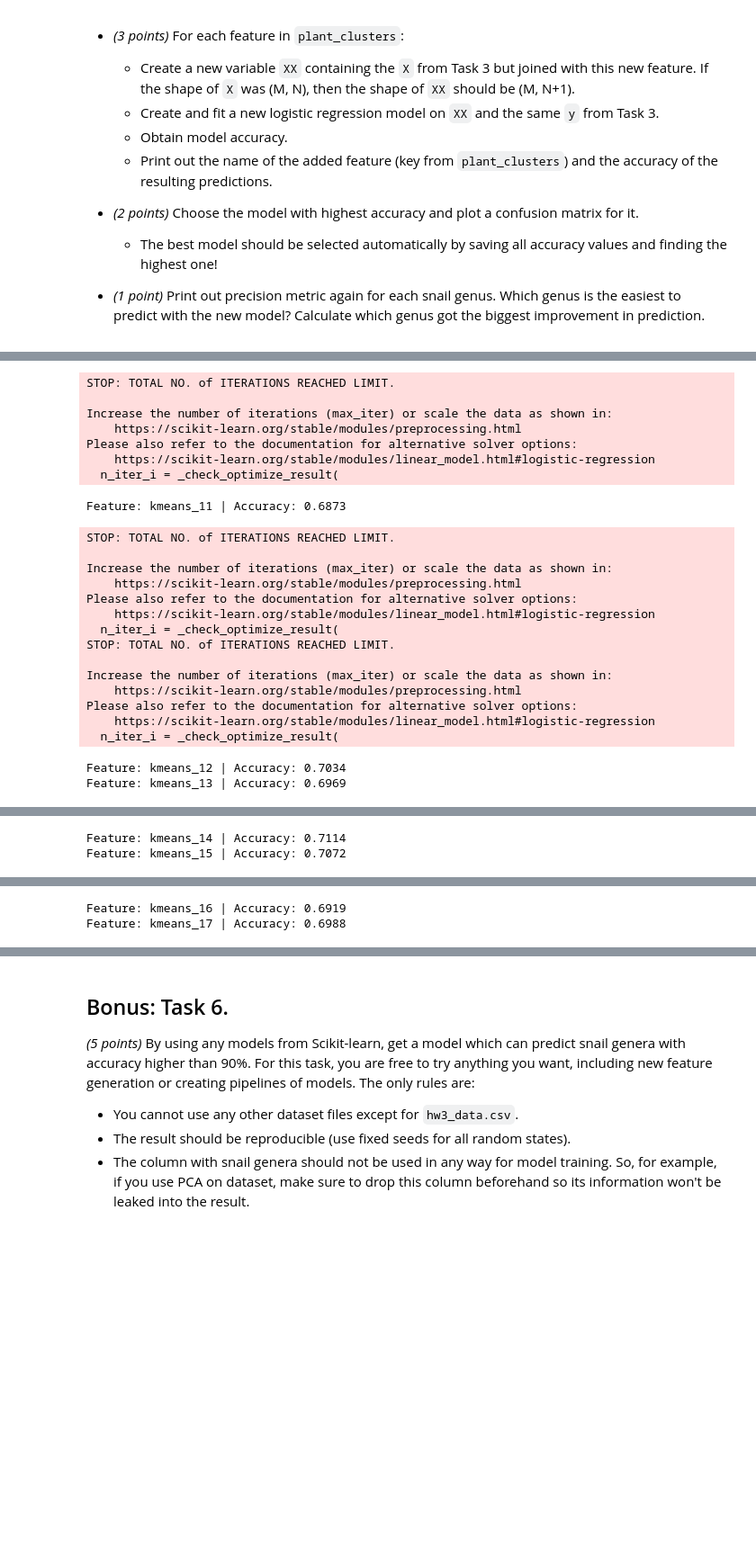
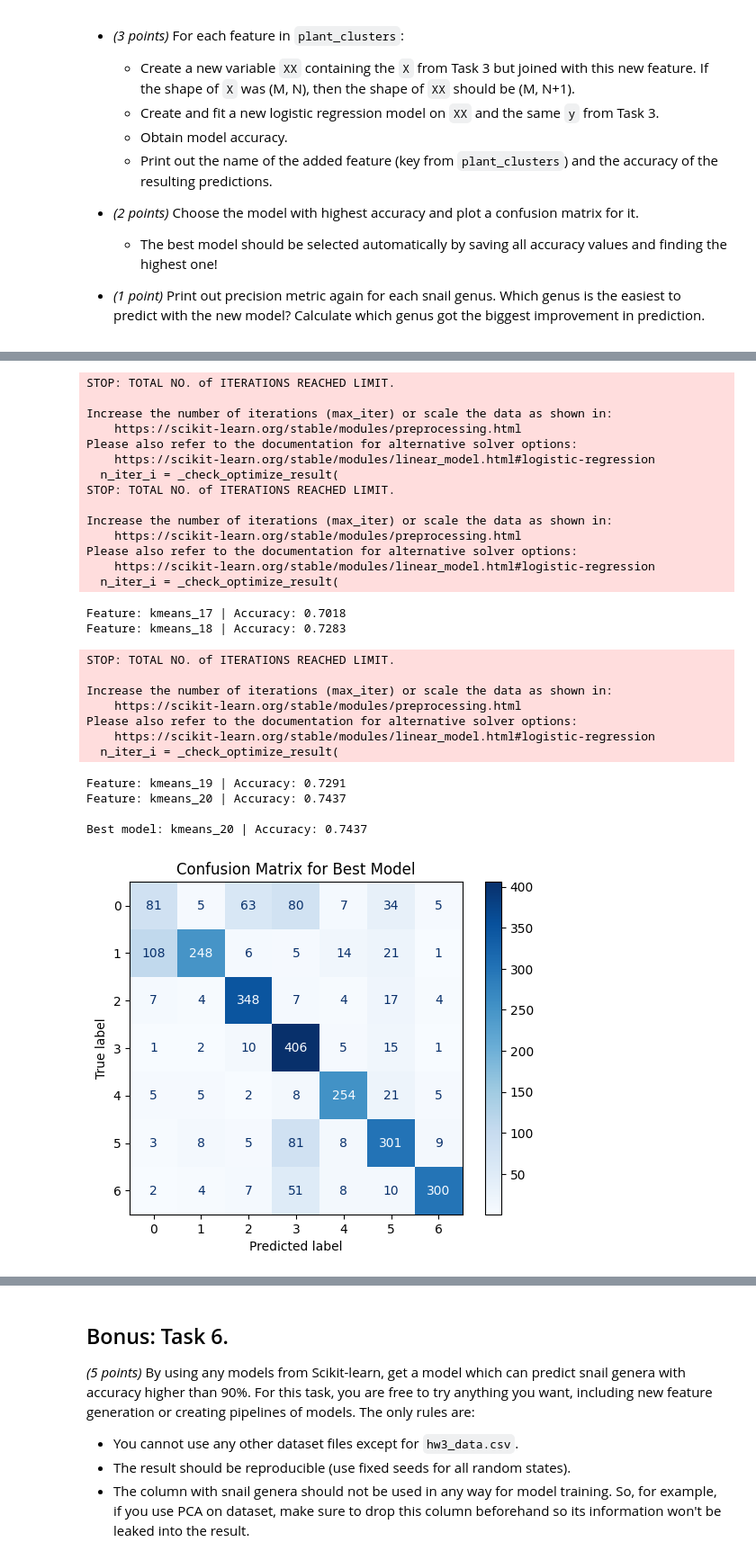
Before and after one commit to DonataBag/Pratybos-naujas, a Jupyter notebook: Pratybos naujas/HW3_Donata_Bagdonaviciute_Biofizika.ipynb, the cells around one changed output, grey strips where cells are left out. Shown at 90% size. Saved outputs shown, nothing was run; the diff lists cells and outputs as text; code cells hidden in the pictures; blank space fills up the shorter version.

```diff
--- a/Pratybos naujas/HW3.ipynb
+++ b/Pratybos naujas/HW3_Donata_Bagdonaviciute_Biofizika.ipynb
@@ -526,38 +486,37 @@ For each plant clustering result from Task 4, check if it improves the accuracy
 
 - *(1 point)* Print out precision metric again for each snail genus. Which genus is the easiest to predict with the new model? Calculate which genus got the biggest improvement in prediction.
 # %%
-# Define the column name to predict
-to_predict = 'snail_genus'
+# Assuming `X` is my standardized feature matrix
+X_df = pd.DataFrame(X, columns=["leaf_surface_waxy", "leaf_surface_smooth", "leaf_length_mm", "leaf_width_mm"])
 
-# Step 1: Create a dictionary to store accuracy values for each model
+#Iterate over plant_clusters and evaluate models
 accuracy_results = {}
 
-# Step 2: Iterate over each plant clustering result and evaluate the logistic regression model
 for key, clusters in plant_clusters.items():
-    # Add the cluster labels as a new feature to the feature matrix X
-    XX = X.copy()
-    XX['plant_cluster'] = clusters  # Add the clustering labels as a new column
+    # Add clusters as a new feature
+    XX = X_df.copy()
+    XX['plant_cluster'] = clusters
 
-    # Step 3: Train logistic regression model with XX
-    model = LogisticRegression(random_state=42, max_iter=200)  # Ensure same random state for reproducibility
+    # Train logistic regression model
+    model = LogisticRegression(random_state=42, max_iter=200)
     model.fit(XX, y)
 
-    # Step 4: Calculate and store accuracy for the model
+    # Predict and calculate accuracy
     y_pred = model.predict(XX)
     accuracy = accuracy_score(y, y_pred)
     accuracy_results[key] = accuracy
 
-    # Step 5: Print out the feature added and its model accuracy
     print(f"Feature: {key} | Accuracy: {accuracy:.4f}")
 
-# Step 6: Identify the best model (highest accuracy)
+# Identify the best model
 best_model_key = max(accuracy_results, key=accuracy_results.get)
 best_accuracy = accuracy_results[best_model_key]
 print(f"\nBest model: {best_model_key} | Accuracy: {best_accuracy:.4f}")
 
-# Step 7: Plot confusion matrix for the best model
-XX_best = X.copy()
-XX_best['plant_cluster'] = plant_clusters[best_model_key]  # Add the best clustering result as feature
+# Plot confusion matrix for the best model
+XX_best = X_df.copy()
+XX_best['plant_cluster'] = plant_clusters[best_model_key]
+
 best_model = LogisticRegression(random_state=42, max_iter=200)
 best_model.fit(XX_best, y)
 y_pred_best = best_model.predict(XX_best)
@@ -569,32 +528,27 @@ disp_best.plot(cmap='Blues', values_format='d')
 plt.title("Confusion Matrix for Best Model")
 plt.show()
 
-# Step 8: Calculate precision for each snail genus for the best model
+# Calculate precision for each snail genus
 precision_best = precision_score(y, y_pred_best, average=None)
 precision_best_df = pd.DataFrame(precision_best, index=best_model.classes_, columns=["Precision"])
 print("\nPrecision for each snail genus with the best model:")
 print(precision_best_df)
 
-# Step 9: Identify the easiest genus to predict (highest precision)
+# Identify the easiest genus to predict
 easiest_genus = precision_best_df.idxmax()[0]
 print(f"\nThe easiest snail genus to predict with the best model is: {easiest_genus}")
 
-# Step 10: Calculate improvement in precision for each genus compared to previous model (Task 3)
+# Calculate improvement in precision
+previous_precision = np.array([0.70, 0.67, 0.72, 0.69, 0.84, 0.70, 0.89])  # Ensure this matches the number of classes
 
-# Ensure previous_precision has the same length as precision_best
-# Update previous_precision to have 7 values (example values, update based on your data)
-previous_precision = np.array([0.85, 0.90, 0.92, 0.88, 0.87, 0.89, 0.91])  # Example values
+assert len(previous_precision) == len(precision_best), (
+    f"Mismatch: previous_precision has {len(previous_precision)} elements, "
+    f"but precision_best has {len(precision_best)}.")
 
-# Validate the shapes
-assert len(previous_precision) == len(precision_best), (
-    f"Mismatch in number of classes: previous_precision has {len(previous_precision)} elements, "
-    f"but precision_best has {len(precision_best)}."
-)
-
-# Calculate improvement
+# Improvement in precision
 precision_improvement = precision_best - previous_precision
 
-# Identify the genus with the largest improvement
+# Identify largest improvement
 largest_improvement_index = np.argmax(precision_improvement)
 largest_improvement_genus = best_model.classes_[largest_improvement_index]
 largest_improvement_value = precision_improvement[largest_improvement_index]
@@ -629,24 +582,28 @@ Feature: kmeans_10 | Accuracy: 0.7041
 STOP: TOTAL NO. of ITERATIONS REACHED LIMIT.
 
 Increase the number of iterations (max_iter) or scale the data as shown in:
     https://scikit-learn.org/stable/modules/preprocessing.html
 Please also refer to the documentation for alternative solver options:
     https://scikit-learn.org/stable/modules/linear_model.html#logistic-regression
   n_iter_i = _check_optimize_result(
+STOP: TOTAL NO. of ITERATIONS REACHED LIMIT.
+
+Increase the number of iterations (max_iter) or scale the data as shown in:
+    https://scikit-learn.org/stable/modules/preprocessing.html
+Please also refer to the documentation for alternative solver options:
+    https://scikit-learn.org/stable/modules/linear_model.html#logistic-regression
+  n_iter_i = _check_optimize_result(
-Feature: kmeans_11 | Accuracy: 0.6873
+Feature: kmeans_17 | Accuracy: 0.7018
+Feature: kmeans_18 | Accuracy: 0.7283
 STOP: TOTAL NO. of ITERATIONS REACHED LIMIT.
 
 Increase the number of iterations (max_iter) or scale the data as shown in:
     https://scikit-learn.org/stable/modules/preprocessing.html
 Please also refer to the documentation for alternative solver options:
     https://scikit-learn.org/stable/modules/linear_model.html#logistic-regression
   n_iter_i = _check_optimize_result(
-STOP: TOTAL NO. of ITERATIONS REACHED LIMIT.
-
-Increase the number of iterations (max_iter) or scale the data as shown in:
-    https://scikit-learn.org/stable/modules/preprocessing.html
-Please also refer to the documentation for alternative solver options:
-    https://scikit-learn.org/stable/modules/linear_model.html#logistic-regression
-  n_iter_i = _check_optimize_result(
-Feature: kmeans_12 | Accuracy: 0.7034
-Feature: kmeans_13 | Accuracy: 0.6969
+Feature: kmeans_19 | Accuracy: 0.7291
+Feature: kmeans_20 | Accuracy: 0.7437
+
+Best model: kmeans_20 | Accuracy: 0.7437
+[figure, added]
@@ -667,2 +623,0 @@ Please also refer to the documentation for alternative solver options:
-Feature: kmeans_14 | Accuracy: 0.7114
-Feature: kmeans_15 | Accuracy: 0.7072
@@ -683,2 +623,0 @@ Please also refer to the documentation for alternative solver options:
-Feature: kmeans_16 | Accuracy: 0.6919
-Feature: kmeans_17 | Accuracy: 0.6988
```
Also changed, not shown: parts of 3 cells of this notebook.
